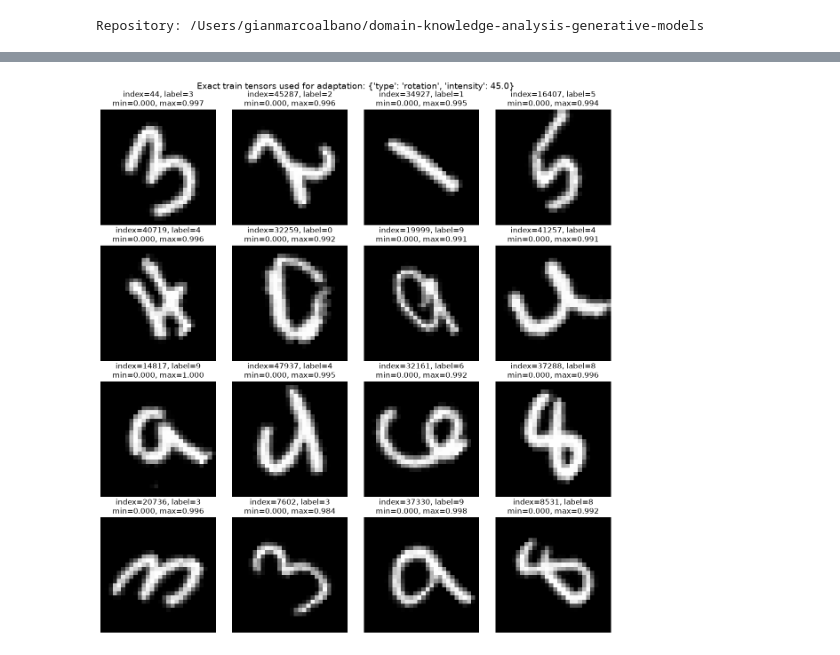
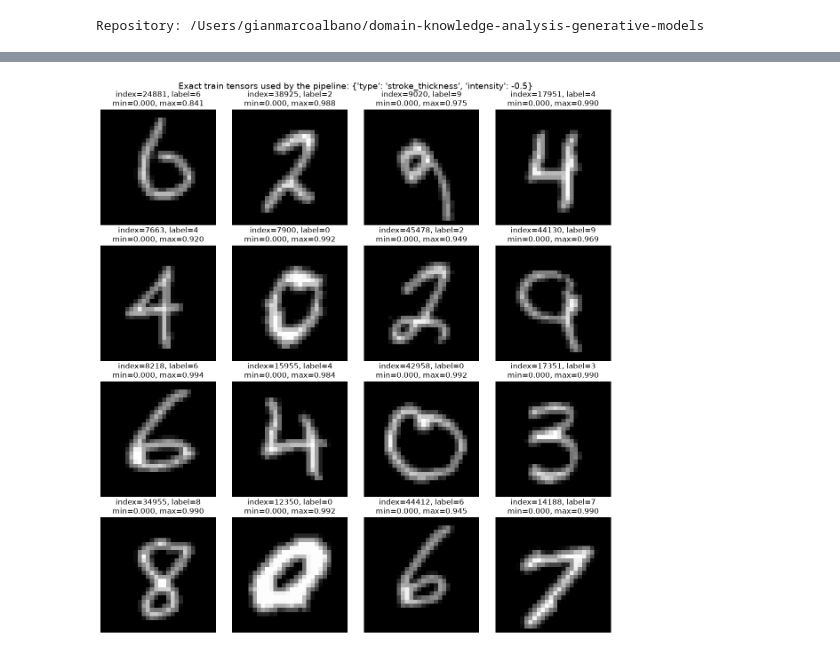
Before and after one commit to gianmarco00/domain-knowledge-analysis-generative-models, a Jupyter notebook: notebooks/visualize_transformed_dataset.ipynb, the cells around one changed output, grey strips where cells are left out. Saved outputs shown, nothing was run; the diff lists cells and outputs as text; code cells hidden in the pictures.

```diff
--- a/notebooks/visualize_transformed_dataset.ipynb
+++ b/notebooks/visualize_transformed_dataset.ipynb
@@ -39,14 +38,10 @@ Keep `TRANSFORMATION_OVERRIDE = None` to inspect exactly the transformation conf
 # %%
-CONFIG_PATH = REPO_ROOT / "config" / "vae_mnist.yaml"
-
-# None follows the YAML used by Experiment.adapt().
-TRANSFORMATION_OVERRIDE = None
-# Example exploration override:
-# TRANSFORMATION_OVERRIDE = {"type": "rotation", "intensity": 30.0}
+CONFIG_PATH = REPO_ROOT / "config" / "lora_vae_mnist.yaml"
+TRANSFORMATION = {"type": "stroke_thickness", "intensity": -0.5}
 
 SPLIT = "train"  # "train" or "validation"
 NUMBER_OF_SAMPLES = 16
-SAMPLE_SEED = 0
+SAMPLE_SEED = 420
 SAMPLE_INDICES = None  # Example: [0, 10, 25, 100]; takes precedence over random sampling.
 # %%
 config = utils.load_config(CONFIG_PATH)
@@ -115,86 +86,55 @@ def select_sample_indices(dataset_size, requested_indices, number_of_samples, se
         indices = [int(index) for index in requested_indices]
         invalid = [index for index in indices if index < 0 or index >= dataset_size]
         if invalid:
             raise IndexError(f"Sample indices outside [0, {dataset_size - 1}]: {invalid}")
         return indices
 
     sample_count = min(int(number_of_samples), dataset_size)
     generator = torch.Generator().manual_seed(int(seed))
     return torch.randperm(dataset_size, generator=generator)[:sample_count].tolist()
 
 
 def format_label(label):
-    label = label.detach().cpu()
-    if label.numel() == 1:
-        return str(label.item())
-    return str(label.tolist())
+    label = torch.as_tensor(label).detach().cpu()
+    return str(label.item()) if label.numel() == 1 else str(label.tolist())
 
 
-def plot_stored_training_samples(images, labels, indices, columns=4):
+def show_image(axis, image):
+    image = torch.as_tensor(image).detach().cpu()
+    if image.ndim != 3:
+        raise ValueError(f"Expected a C x H x W image, got shape {tuple(image.shape)}.")
+    if image.shape[0] == 1:
+        axis.imshow(image[0].numpy(), cmap="gray", vmin=0.0, vmax=1.0, interpolation="nearest")
+    elif image.shape[0] in (3, 4):
+        axis.imshow(image.permute(1, 2, 0).numpy(), interpolation="nearest")
+    else:
+        raise ValueError(f"Cannot directly display an image with {image.shape[0]} channels.")
+    axis.axis("off")
+    return image
+
+
+def plot_transformed_samples(dataset, indices, columns=4):
     if not indices:
         raise ValueError("At least one sample index is required.")
 
     columns = min(columns, len(indices))
     rows = math.ceil(len(indices) / columns)
-    figure, axes = plt.subplots(
-        rows,
-        columns,
-        figsize=(3.0 * columns, 3.2 * rows),
-        squeeze=False,
-    )
+    figure, axes = plt.subplots(rows, columns, figsize=(3.0 * columns, 3.2 * rows), squeeze=False)
 
     for axis, index in zip(axes.flat, indices):
-        image = images[index].detach().cpu()
-        label = labels[index]
-
-        if image.ndim != 3:
-            raise ValueError(f"Expected a C x H x W image, got shape {tuple(image.shape)}.")
-
-        if image.shape[0] == 1:
-            axis.imshow(
-                image[0].numpy(),
-                cmap="gray",
-                vmin=0.0,
-                vmax=1.0,
-                interpolation="nearest",
-            )
-        elif image.shape[0] in (3, 4):
-            axis.imshow(
-                image.permute(1, 2, 0).numpy(),
-                interpolation="nearest",
-            )
-        else:
-            raise ValueError(
-                f"Cannot directly display an image with {image.shape[0]} channels."
-            )
-
-        axis.set_title(
-            f"index={index}, label={format_label(label)}\n"
-            f"min={image.min().item():.3f}, max={image.max().item():.3f}"
-        )
-        axis.axis("off")
+        image, label = dataset[index]
+        image = show_image(axis, image)
+        axis.set_title(f"index={index}, label={format_label(label)}\nmin={image.min().item():.3f}, max={image.max().item():.3f}")
 
     for axis in axes.flat[len(indices):]:
         axis.axis("off")
 
-    figure.suptitle(
-        f"Exact {split} tensors used for adaptation: {transformation_config}",
-        fontsize=14,
-    )
+    figure.suptitle(f"Exact {split} tensors used by the pipeline: {TRANSFORMATION}", fontsize=14)
     figure.tight_layout()
     plt.show()
 
 
-indices = select_sample_indices(
-    dataset_size=len(selected_dataset),
-    requested_indices=SAMPLE_INDICES,
-    number_of_samples=NUMBER_OF_SAMPLES,
-    seed=SAMPLE_SEED,
-)
-plot_stored_training_samples(
-    images=training_images,
-    labels=training_labels,
-    indices=indices,
-)
+indices = select_sample_indices(len(transformed_dataset), SAMPLE_INDICES, NUMBER_OF_SAMPLES, SAMPLE_SEED)
+plot_transformed_samples(transformed_dataset, indices)
 # %% [output]
-[figure, old version]
+[figure, new version]
```
Also changed, not shown: parts of 10 cells of this notebook, 8 other files.
